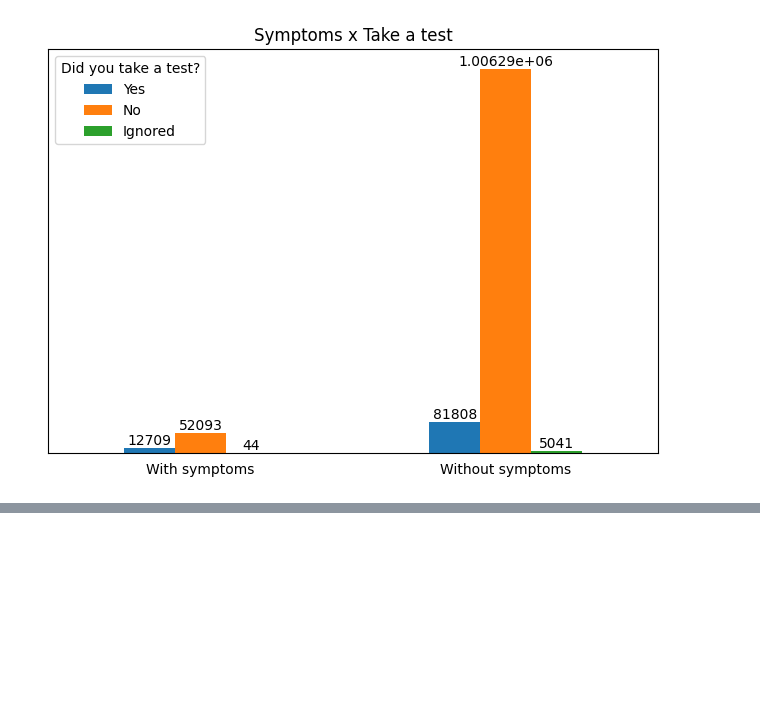
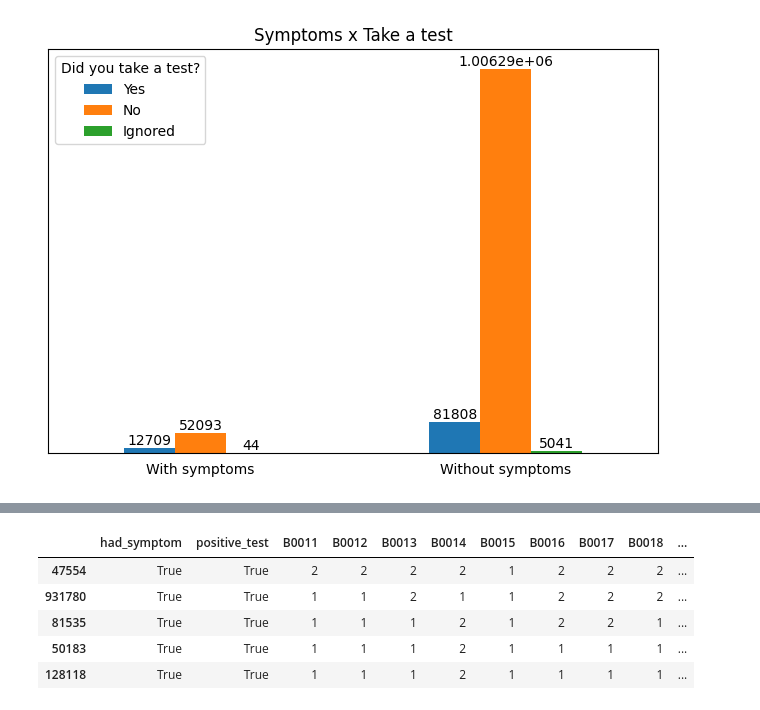
Before and after one commit to pathilink/HospAEinstein_test, a Jupyter notebook: notebook/pnad_eda.ipynb, the cells around one changed output, grey strips where cells are left out. Drawn from its saved outputs; the diff is of its cells as text; code cells hidden in the pictures; blank space fills up the shorter version.

```diff
--- a/notebook/pnad_eda.ipynb
+++ b/notebook/pnad_eda.ipynb
@@ -921,7 +921,7 @@ plt.show()
 # %% [markdown]
 ### no treatment
 # %%
-covid_symptoms = ['B0011', 'B0012', 'B0013', 'B0013', 'B0014', 'B0015', 'B0016', 'B0017', 'B0018', 'B0019', 'B00110', 'B00111', 'B00112', 'B00113']
+covid_symptoms = ['B0011', 'B0012', 'B0013', 'B0014', 'B0015', 'B0016', 'B0017', 'B0018', 'B0019', 'B00110', 'B00111', 'B00112', 'B00113']
 
 result_df['had_symptom'] = result_df[covid_symptoms].apply(lambda row: '1' in row.values, axis=1)
 
@@ -1031,0 +1048,14 @@ plt.show()
+# %%
+columns_to_select = ['had_symptom', 'positive_test', 'B0011', 'B0012', 'B0013', 'B0014', 'B0015', 'B0016', 'B0017', 'B0018', 'B0019', 'B00110', 'B00111', 'B00112', 'B00113']
+filtered_df = result_df[columns_to_select]
+
+filtered_df = filtered_df.query('had_symptom == True & positive_test == True')
+
+filtered_df.sample(5)
+# %% [output]
+|  | had_symptom | positive_test | B0011 | B0012 | B0013 | B0014 | B0015 | B0016 | B0017 | B0018 | ... |
+| 47554 | True | True | 2 | 2 | 2 | 2 | 1 | 2 | 2 | 2 | ... |
+| 931780 | True | True | 1 | 1 | 2 | 1 | 1 | 2 | 2 | 2 | ... |
+| 81535 | True | True | 1 | 1 | 1 | 2 | 1 | 2 | 2 | 1 | ... |
+| 50183 | True | True | 1 | 1 | 1 | 2 | 1 | 1 | 1 | 1 | ... |
+| 128118 | True | True | 1 | 1 | 1 | 2 | 1 | 1 | 1 | 1 | ... |
```
Also changed, not shown: parts of 10 cells of this notebook.
